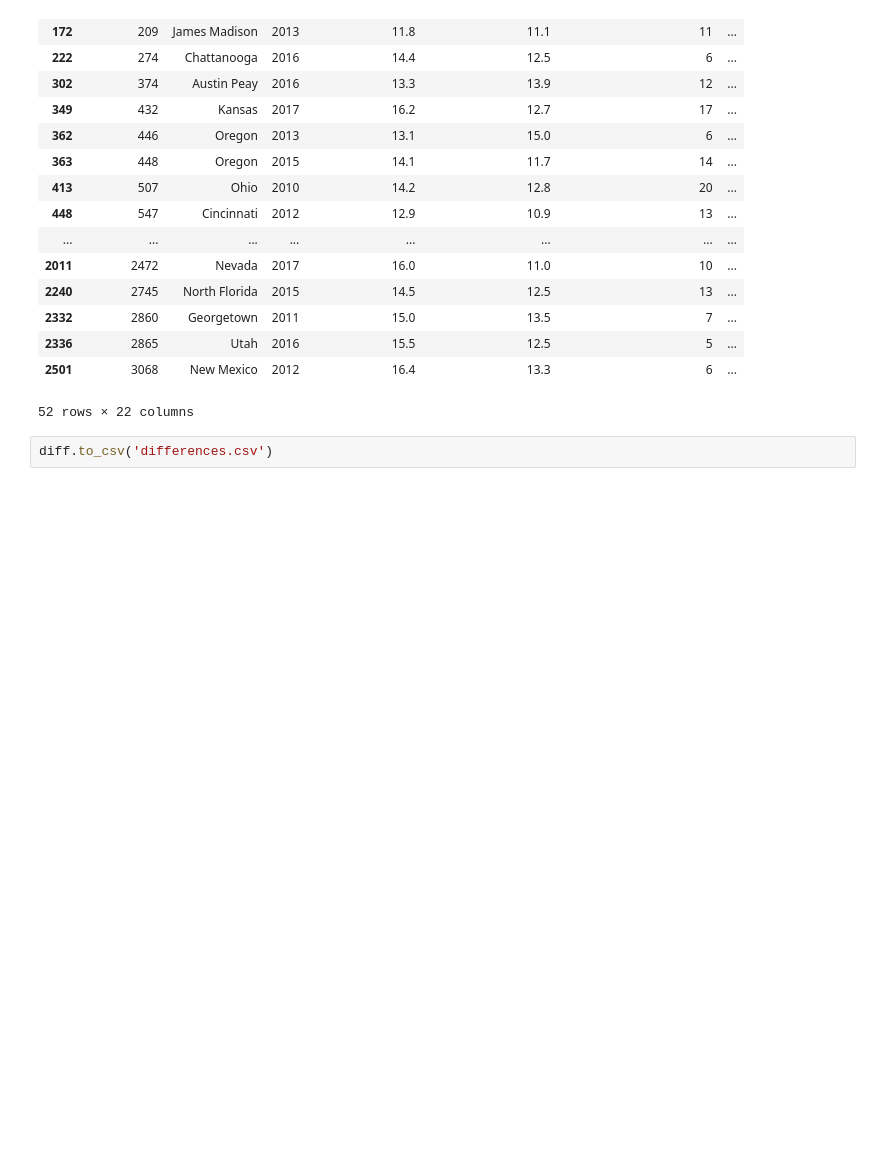
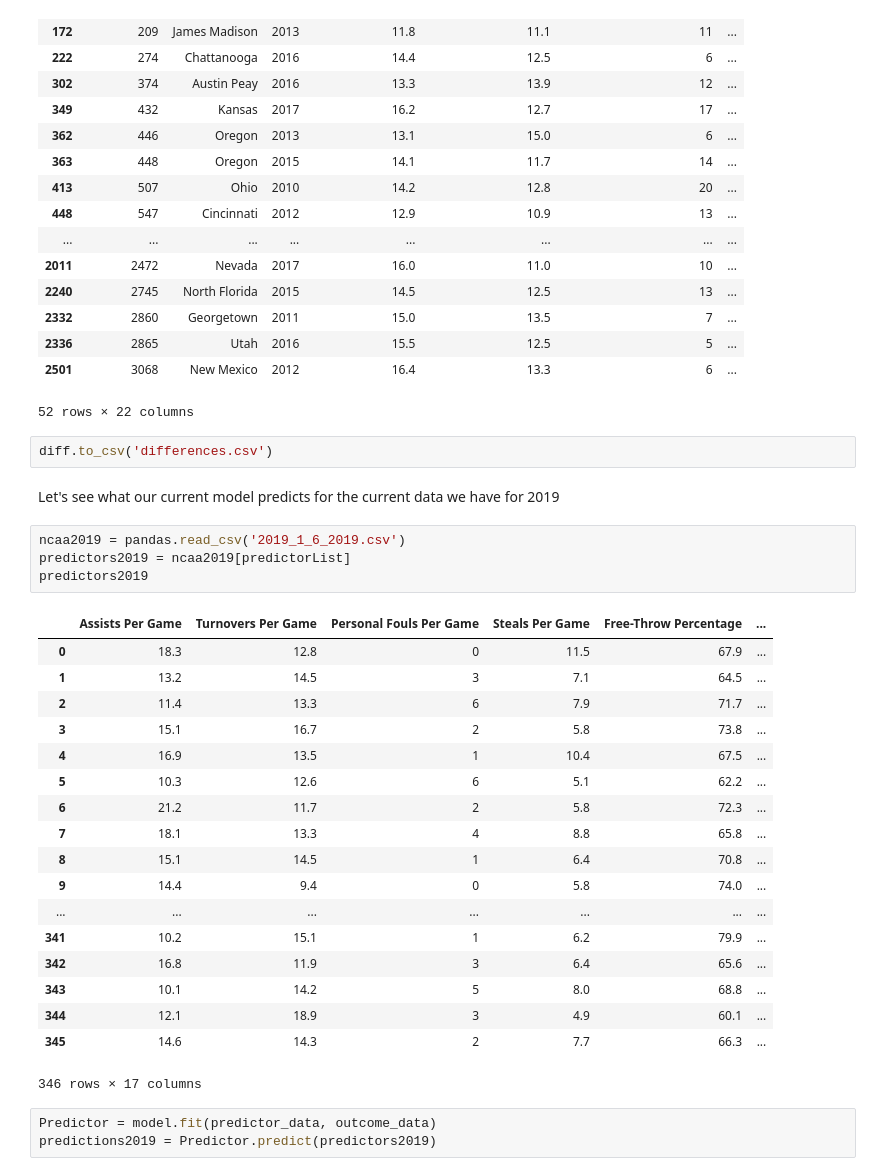
Before and after one commit to dcorreac/NCAA-Prediction, a Jupyter notebook: Predicting NCAA basketball .ipynb, the cells around one changed output. Saved outputs shown, nothing was run; the diff lists cells and outputs as text; blank space fills up the shorter version.

```diff
--- a/Predicting NCAA basketball .ipynb
+++ b/Predicting NCAA basketball .ipynb
@@ -175,3 +177,31 @@ diff
 52 rows × 22 columns
 # %%
 diff.to_csv('differences.csv')
+# %% [markdown]
+Let's see what our current model predicts for the current data we have for 2019
+# %%
+ncaa2019 = pandas.read_csv('2019_1_6_2019.csv')
+predictors2019 = ncaa2019[predictorList]
+predictors2019
+# %% [output]
+|  | Assists Per Game | Turnovers Per Game | Personal Fouls Per Game | Steals Per Game | Free-Throw Percentage | ... |
+| 0 | 18.3 | 12.8 | 0 | 11.5 | 67.9 | ... |
+| 1 | 13.2 | 14.5 | 3 | 7.1 | 64.5 | ... |
+| 2 | 11.4 | 13.3 | 6 | 7.9 | 71.7 | ... |
+| 3 | 15.1 | 16.7 | 2 | 5.8 | 73.8 | ... |
+| 4 | 16.9 | 13.5 | 1 | 10.4 | 67.5 | ... |
+| 5 | 10.3 | 12.6 | 6 | 5.1 | 62.2 | ... |
+| 6 | 21.2 | 11.7 | 2 | 5.8 | 72.3 | ... |
+| 7 | 18.1 | 13.3 | 4 | 8.8 | 65.8 | ... |
+| 8 | 15.1 | 14.5 | 1 | 6.4 | 70.8 | ... |
+| 9 | 14.4 | 9.4 | 0 | 5.8 | 74.0 | ... |
+| ... | ... | ... | ... | ... | ... | ... |
+| 341 | 10.2 | 15.1 | 1 | 6.2 | 79.9 | ... |
+| 342 | 16.8 | 11.9 | 3 | 6.4 | 65.6 | ... |
+| 343 | 10.1 | 14.2 | 5 | 8.0 | 68.8 | ... |
+| 344 | 12.1 | 18.9 | 3 | 4.9 | 60.1 | ... |
+| 345 | 14.6 | 14.3 | 2 | 7.7 | 66.3 | ... |
+346 rows × 17 columns
+# %%
+Predictor = model.fit(predictor_data, outcome_data)
+predictions2019 = Predictor.predict(predictors2019)
```
Also changed, not shown: parts of 8 cells of this notebook, 3 other files.
